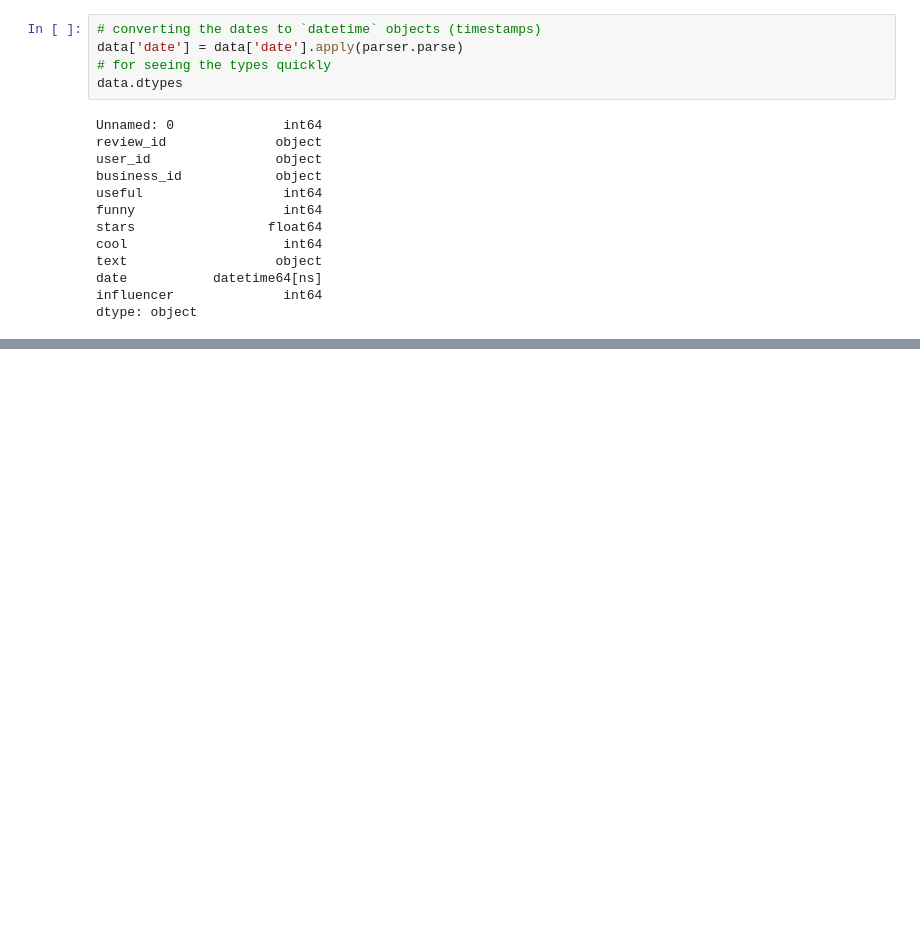
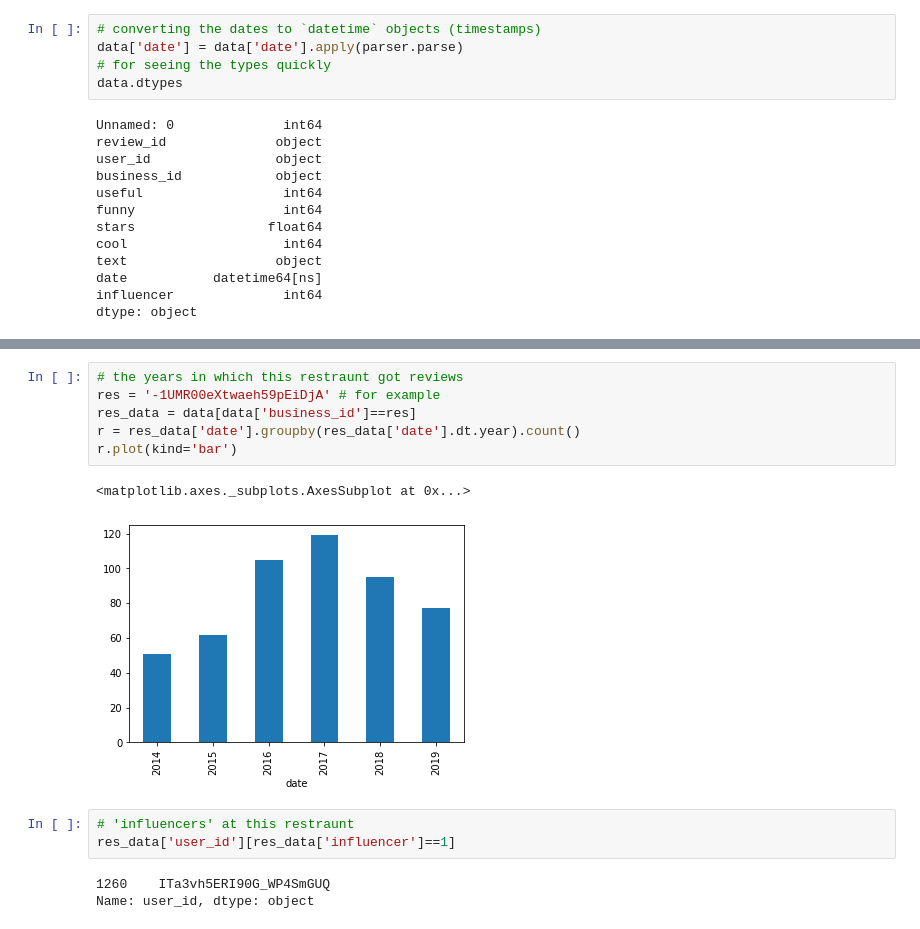
Before and after one commit to darrishabh/cz4032-datamining, a Jupyter notebook: hypothesis.ipynb, the cells around one changed output, grey strips where cells are left out. Saved outputs shown, nothing was run; the diff lists cells and outputs as text; blank space fills up the shorter version.

```diff
--- a/hypothesis.ipynb
+++ b/hypothesis.ipynb
@@ -62,0 +83,15 @@ res.plot(kind='bar')
+# %%
+# the years in which this restraunt got reviews
+res = '-1UMR00eXtwaeh59pEiDjA' # for example
+res_data = data[data['business_id']==res]
+r = res_data['date'].groupby(res_data['date'].dt.year).count()
+r.plot(kind='bar')
+# %% [output]
+<matplotlib.axes._subplots.AxesSubplot at 0x...>
+[figure, added]
+# %%
+# 'influencers' at this restraunt
+res_data['user_id'][res_data['influencer']==1]
+# %% [output]
+1260    ITa3vh5ERI90G_WP4SmGUQ
+Name: user_id, dtype: object
```
Also changed, not shown: parts of 15 cells of this notebook.
